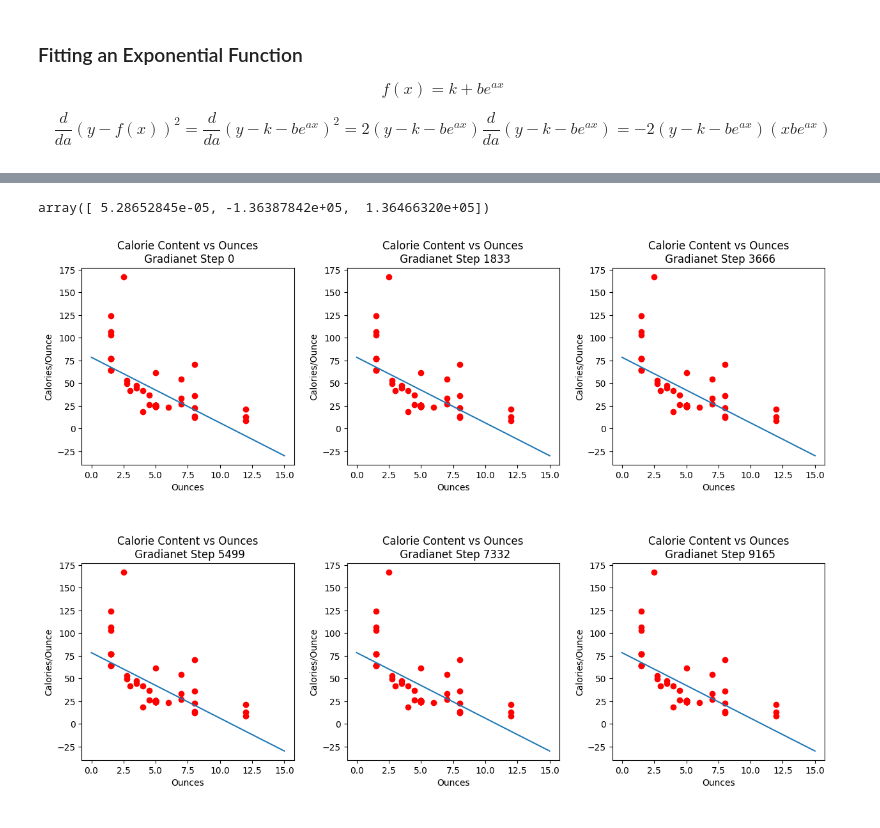
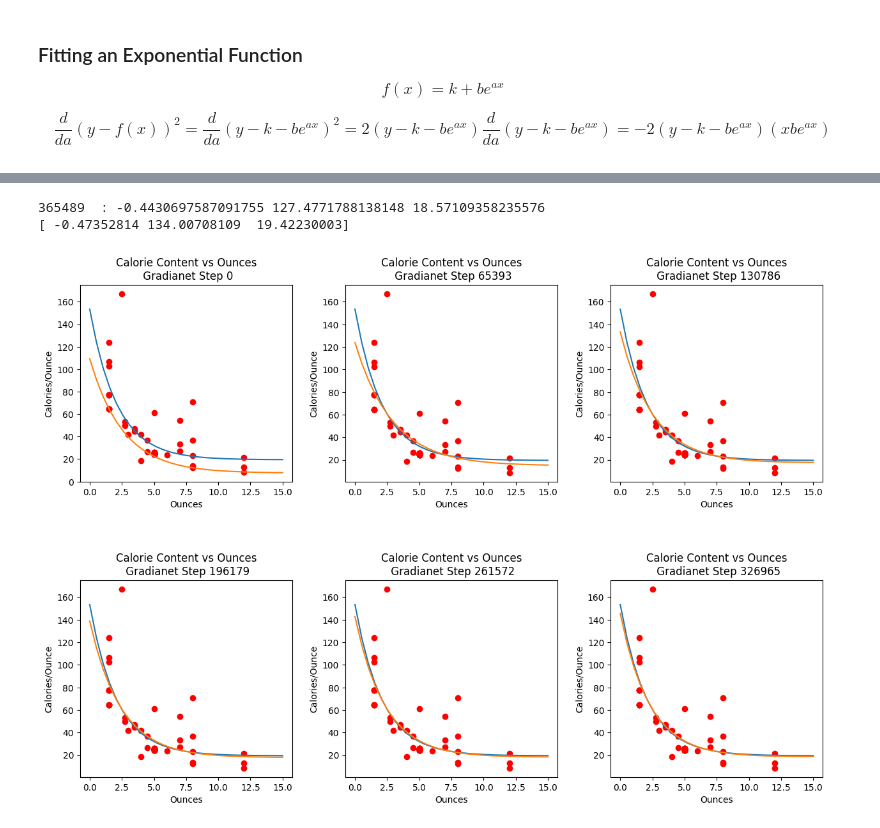
Before and after one commit to narges2027/Mmmmm..Machine_Learning, a Jupyter notebook: Class_Files/gradients.ipynb, the cells around one changed output, grey strips where cells are left out. Cells and saved outputs as stored; diff of their text form; code cells hidden in the pictures.

```diff
--- a/Class_Files/gradients.ipynb
+++ b/Class_Files/gradients.ipynb
@@ -160,18 +173,18 @@ Our goal in fitting a curve, $y=f(x)$, to a set of data is to minimize a sum suc
 ### Fitting an Line
 # %%
 # Function to find the average square deviation
-def ssl(x,y,m,b):
+def C(x,y,m,b):
     yp = arb_linear(x,m,b)
     dy = (y-yp)**2
     return np.mean(dy)
 
-# Derivative of the average deviation with respect to a
+# Derivative of the average deviation with respect to a, dC/dm
 def dml(x,y,m,b):
     yp = arb_linear(x,m,b)
     dy = y-yp
     return -2*np.mean(dy*(x))
 
-# Derivative of the average deviation with respect to b
+# Derivative of the average deviation with respect to b, dC/db
 def dbl(x,y,m,b):
     yp = m*x+b
     dy = y-yp
@@ -370,4 +338,0 @@ print(i,"\t:",a[-1],b[-1])
-# %%
-ecoef
-# %% [output]
-array([ 5.28652845e-05, -1.36387842e+05,  1.36466320e+05])
@@ -374,19 +380,55 @@ array([ 5.28652845e-05, -1.36387842e+05,  1.36466320e+05])
+# %%
+temp_c = np.min(Y)-1
+temp_a = np.log((Y[-1]-temp_c)/(Y[0]-temp_c))/(X[-1]-X[0])
+temp_b = (Y[0]-temp_c)/np.exp(temp_a*X[0])
+
+ecoef,ecovar = curve_fit(arb_exp, X, Y,[temp_a,temp_b,temp_c])
+
+c = [temp_c]
+a = [temp_a]
+b = [temp_b]
+
+dt = 10**(-4)
+
+for i in range(400000):
+# Calculate the change
+    da_temp = dt*Ca(X,Y,a[-1],b[-1],c[-1])
+    db_temp = dt*Cb(X,Y,a[-1],b[-1],c[-1])
+    dc_temp = dt*Cc(X,Y,a[-1],b[-1],c[-1])
+# Calculate the new parameters
+    temp_a = a[-1]-da_temp
+    temp_b = b[-1]-db_temp
+    temp_c = c[-1]-dc_temp
+# Check for improvement
+    current_C = C(X,Y,a[-1],b[-1],c[-1])
+    next_C = C(X,Y,temp_a,temp_b,temp_c)
+    if next_C < current_C:
+        a.append(temp_a)
+        b.append(temp_b)
+        c.append(temp_c)
+        dt = dt*1.01
+    else:
+        dt = dt*0.9
+print(len(a),"\t:",a[-1],b[-1],c[-1])
+print(ecoef)
+# %% [output]
+365489  : -0.4430697587091755 127.4771788138148 18.57109358235576
+[ -0.47352814 134.00708109  19.42230003]
 # %%
 x=np.linspace(0,15,30)
 n = 0
-step = (len(a)-1)//6
-
+step = (len(a))//6
 
 fig4,ax4 = plt.subplots(ncols=3,nrows=2,figsize=(15,10));
 fig4.subplots_adjust(hspace=0.5,wspace=0.25)
 for row in range(2):
     for col in range(3):
         ax4[row,col].plot(oz,cal_per_ounce,"ro");
         ax4[row,col].set_title("Calorie Content vs Ounces\n Gradianet Step %s"%n);
         ax4[row,col].set_xlabel('Ounces');
         ax4[row,col].set_ylabel('Calories/Ounce');
         ax4[row,col].plot(x,arb_exp(x,ecoef[0],ecoef[1],ecoef[2]));
-        # ax4[row,col].plot(x,arb_exp(x,a[n],b[n]));
+        ax4[row,col].plot(x,arb_exp(x,a[n],b[n],c[n]));
         n += step
 # %% [output]
-[figure, old version]
+[figure, new version]
```
Also changed, not shown: parts of 21 cells of this notebook, 1 other file.
